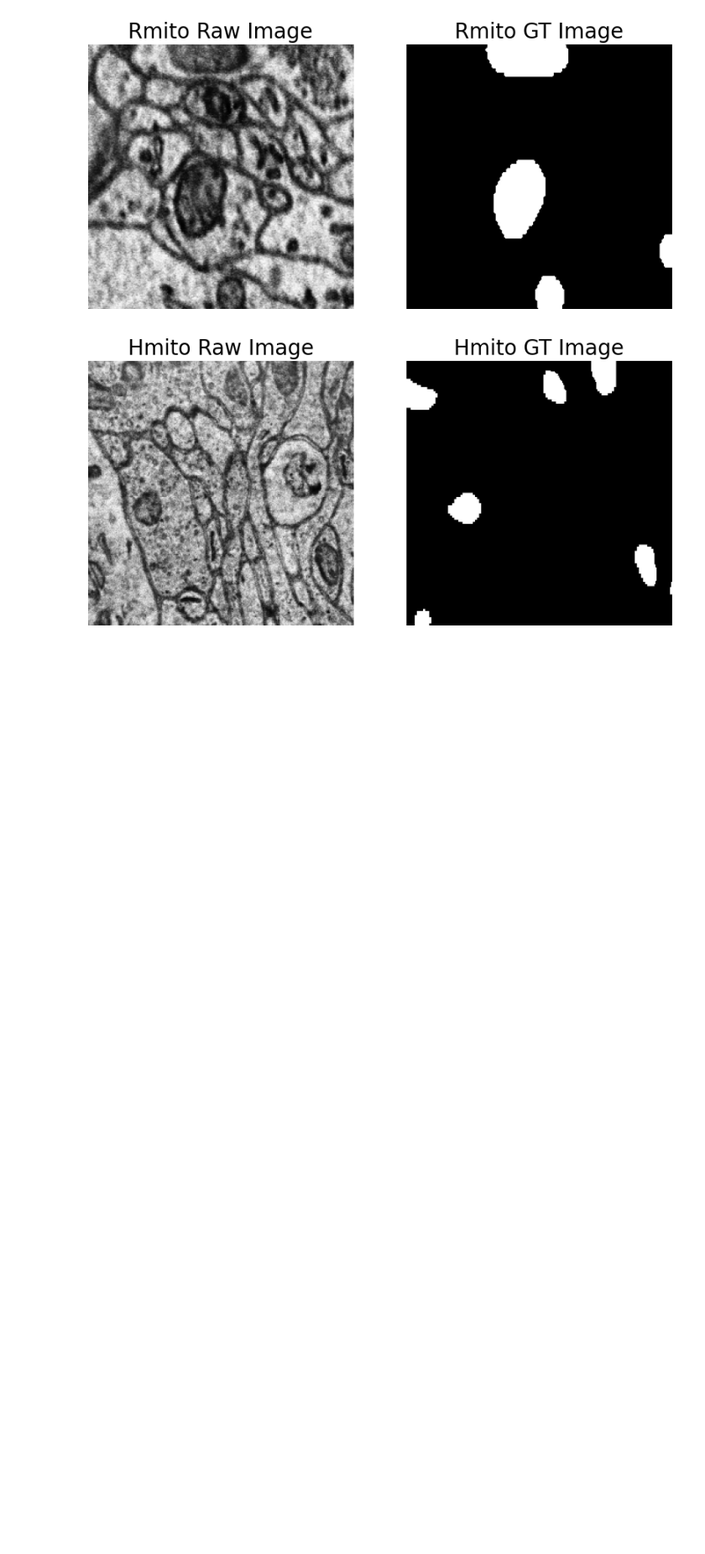
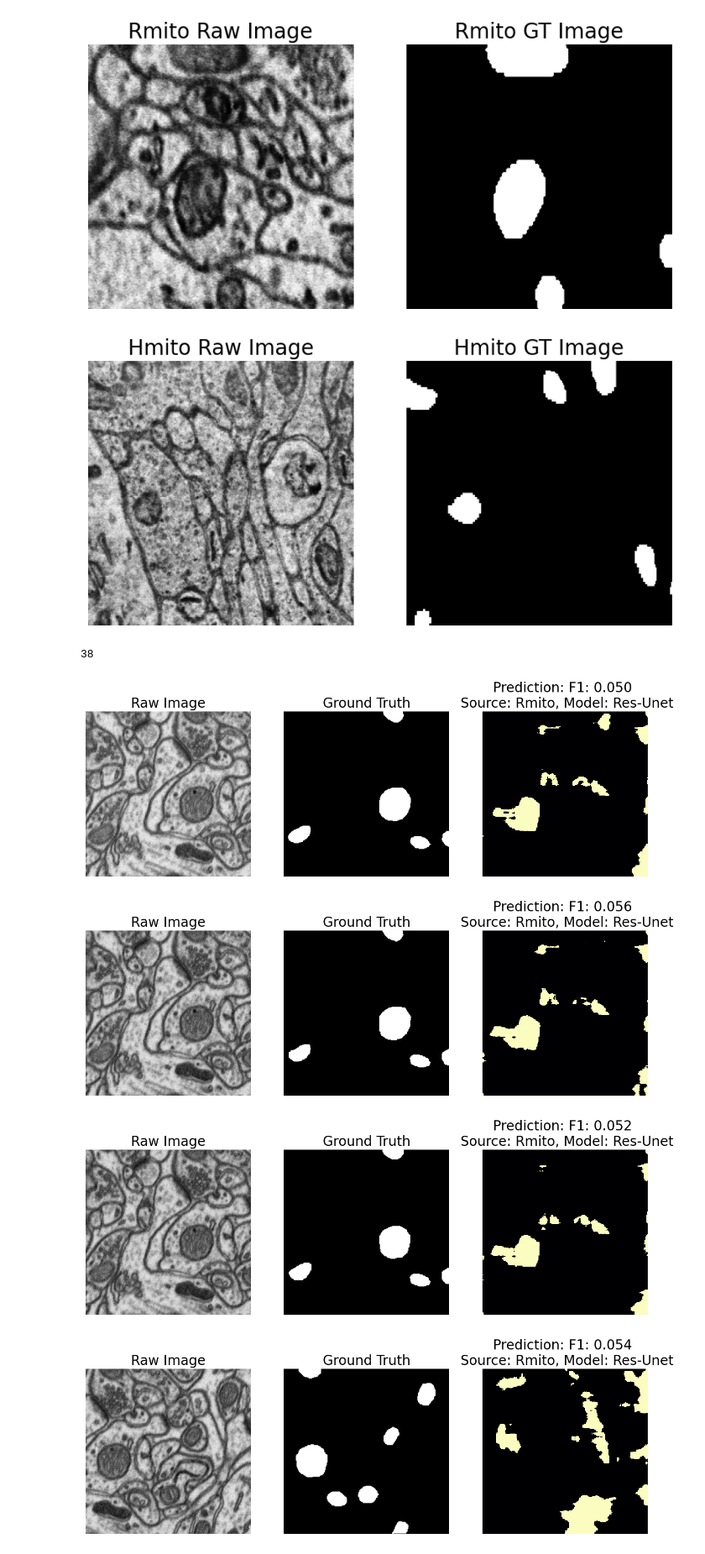
Before and after one commit to kreshuklab/model_ranking, a Jupyter notebook: notebooks/model_selection/prediction_examples.ipynb, the cells around one changed output. Shown at 84% size. Saved outputs shown, nothing was run; the diff lists cells and outputs as text; code cells hidden in the pictures; blank space fills up the shorter version.

```diff
--- a/notebooks/model_selection/prediction_examples.ipynb
+++ b/notebooks/model_selection/prediction_examples.ipynb
@@ -153,3 +155,34 @@ axs[1].set_title("Hmito GT Image", fontsize=font_size)
 plt.show()
 # %% [output]
 [figure]
+# %%
+RtoE_Res_path = "/g/kreshuk/talks/consistency_results/patch_segmentation/mitochondria/Rmito_to_EPFL_gap/consistency/P_full/Rm_model_Res1/norm_Normalize/none/predictions/test_predictions.h5"
+RtoE_Res_pred = load_h5(RtoE_Res_path, "predictions")
+RtoE_Res_patch_positions = load_h5(RtoE_Res_path, "patch_index")
+RtoE_Res_f1_scores = load_h5(RtoE_Res_path, "hard_f1")
+# %%
+RtoE_Res_f1_scores[:, 1].max()
+ids = np.where((RtoE_Res_f1_scores[:, 1] >= 0.05) & (RtoE_Res_f1_scores[:, 1] < 0.06))[0]
+print(len(ids))
+# %% [output]
+38
+# %%
+font_size = 20
+for i, idx in enumerate(ids[:5]):
+    _ , axs = plt.subplots(1, 3, figsize=(15, 5))
+    patch_slice = get_roi_slice(RtoE_Res_patch_positions[idx])
+    axs[0].imshow(E_raw[patch_slice].squeeze(), cmap="gray")
+    axs[0].set_title(f"Raw Image", fontsize=font_size)
+    axs[0].axis('off')
+    axs[1].imshow(E_gt[patch_slice].squeeze(), cmap="gray")
+    axs[1].set_title(f"Ground Truth", fontsize=font_size)
+    axs[1].axis('off')
+    axs[2].imshow(RtoE_Res_pred[idx].squeeze()> 0.5, cmap="magma", interpolation="nearest")
+    axs[2].set_title(f"Prediction: F1: {RtoE_Res_f1_scores[idx, 1]:.3f} \n Source: Rmito, Model: Res-Unet", fontsize=font_size)
+    axs[2].axis('off')
+plt.show()
+# %% [output]
+[figure, added]
+[figure, added]
+[figure, added]
+[figure, added]
```
Also changed, not shown: parts of 2 cells of this notebook.
